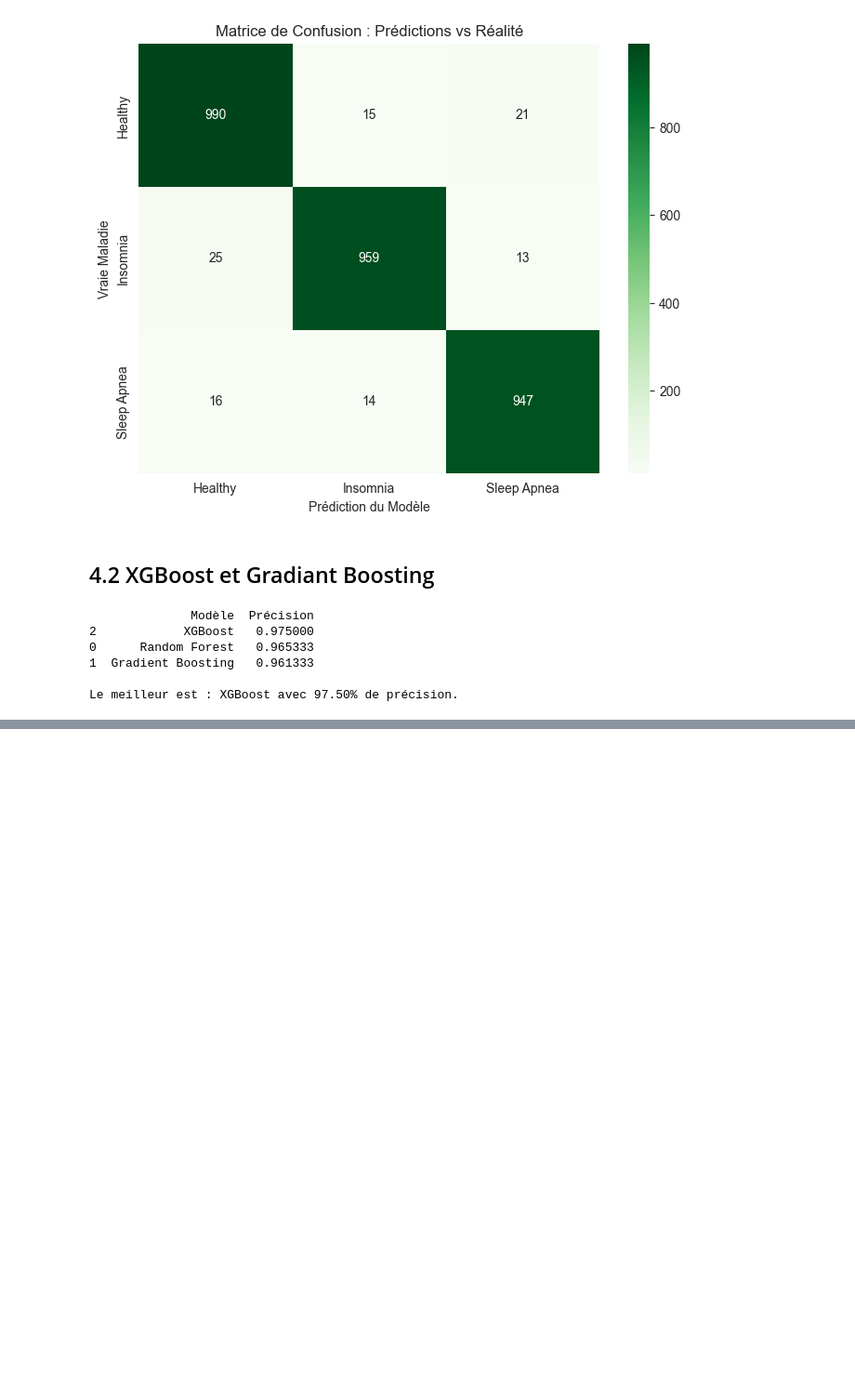
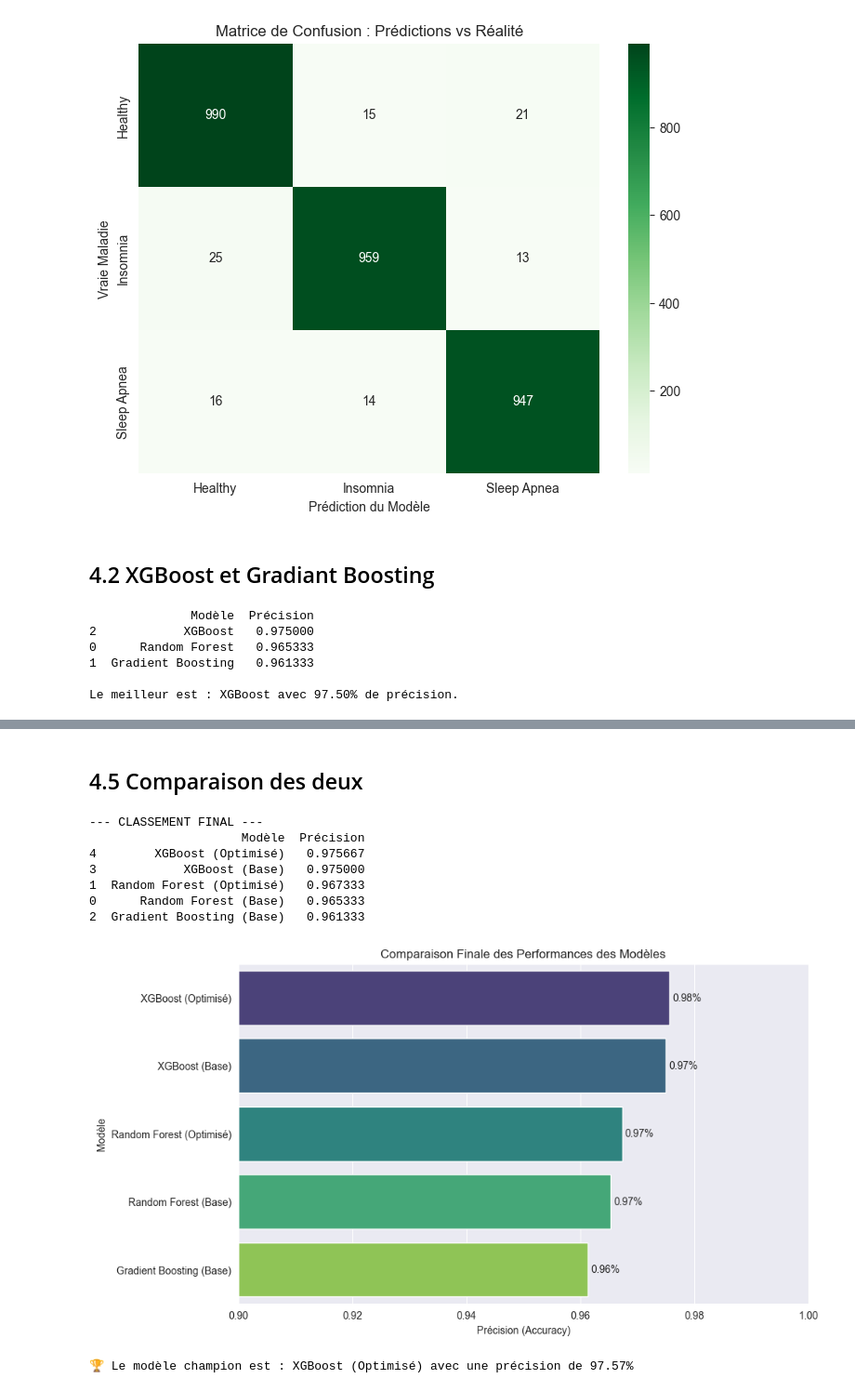
Before and after one commit to marvynlevin/sleepDeprivation, a Jupyter notebook: P1sleepDeprivation.ipynb, the cells around one changed output, grey strips where cells are left out. Shown at 93% size. Cells and saved outputs as stored; diff of their text form; code cells hidden in the pictures; blank space fills up the shorter version.

```diff
--- a/P1sleepDeprivation.ipynb
+++ b/P1sleepDeprivation.ipynb
@@ -423,0 +562,65 @@ Le meilleur est : XGBoost avec 97.50% de précision.
+# %% [markdown]
+## 4.5 Comparaison des deux
+# %%
+import pandas as pd
+import matplotlib.pyplot as plt
+import seaborn as sns
+
+# --- 1. RASSEMBLEMENT DES SCORES (Récupération des variables précédentes) ---
+# Note : Assurez-vous d'avoir exécuté les blocs précédents pour avoir rf_score, rf_opt_score, etc.
+resultats = {
+    'Modèle': [
+        'Random Forest (Base)',
+        'Random Forest (Optimisé)',
+        'Gradient Boosting (Base)',
+        'XGBoost (Base)',
+        'XGBoost (Optimisé)'
+    ],
+    'Précision': [
+        rf_score,
+        rf_opt_score,
+        gb_score,
+        xgb_score,
+        new_score
+    ]
+}
+
+# Création du DataFrame
+df_scores = pd.DataFrame(resultats)
+
+# Tri des résultats du meilleur au moins bon
+df_scores = df_scores.sort_values(by='Précision', ascending=False)
+
+# --- 2. AFFICHAGE DU TABLEAU ---
+print("--- CLASSEMENT FINAL ---")
+print(df_scores)
+
+# --- 3. VISUALISATION GRAPHIQUE CORRIGÉE ---
+plt.figure(figsize=(10, 6))
+
+# Création d'un barplot avec la correction pour éviter le Warning
+# On ajoute hue='Modèle' et legend=False
+ax = sns.barplot(x='Précision', y='Modèle', hue='Modèle', data=df_scores, palette='viridis', legend=False)
+
+# Ajout des pourcentages sur les barres
+for i in ax.containers:
+    ax.bar_label(i, fmt='%.2f%%', padding=3)
+
+plt.title('Comparaison Finale des Performances des Modèles')
+plt.xlabel('Précision (Accuracy)')
+plt.xlim(0.9, 1.0)  # Zoom sur les scores entre 90% et 100%
+plt.show()
+
+# --- 4. LE VAINQUEUR ---
+gagnant = df_scores.iloc[0]
+print(f"\n🏆 Le modèle champion est : {gagnant['Modèle']} avec une précision de {gagnant['Précision']:.2%}")
+# %% [output]
+--- CLASSEMENT FINAL ---
+                     Modèle  Précision
+4        XGBoost (Optimisé)   0.975667
+3            XGBoost (Base)   0.975000
+1  Random Forest (Optimisé)   0.967333
+0      Random Forest (Base)   0.965333
+2  Gradient Boosting (Base)   0.961333
+[figure, added]
+🏆 Le modèle champion est : XGBoost (Optimisé) avec une précision de 97.57%
```
Also changed, not shown: parts of 4 cells of this notebook.
